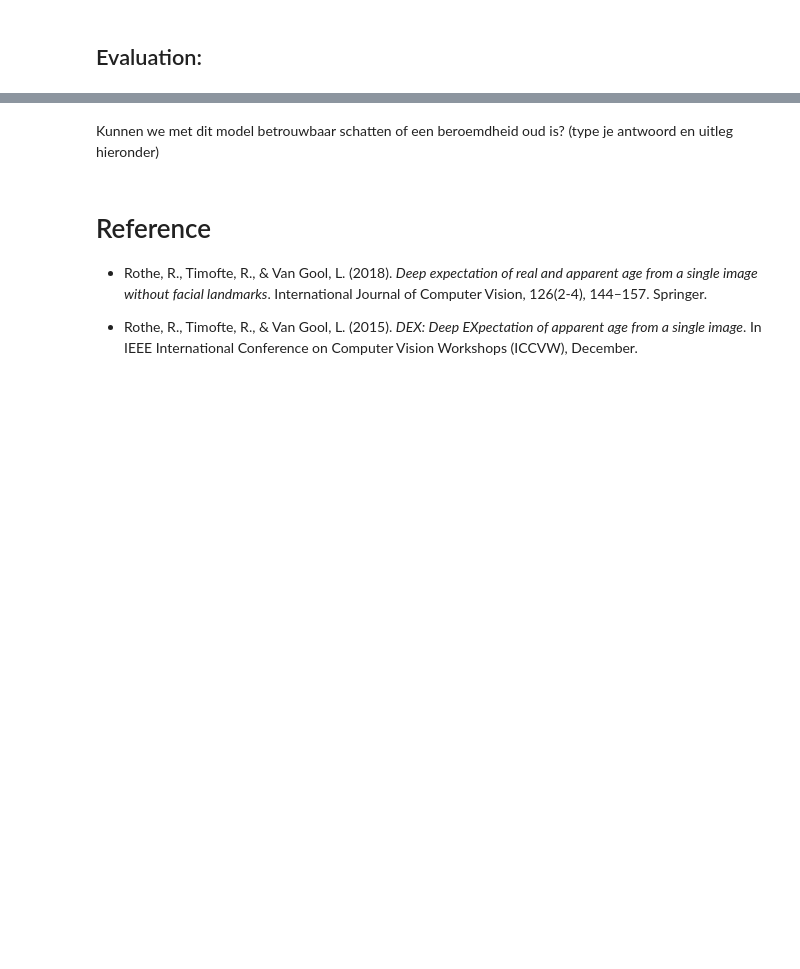
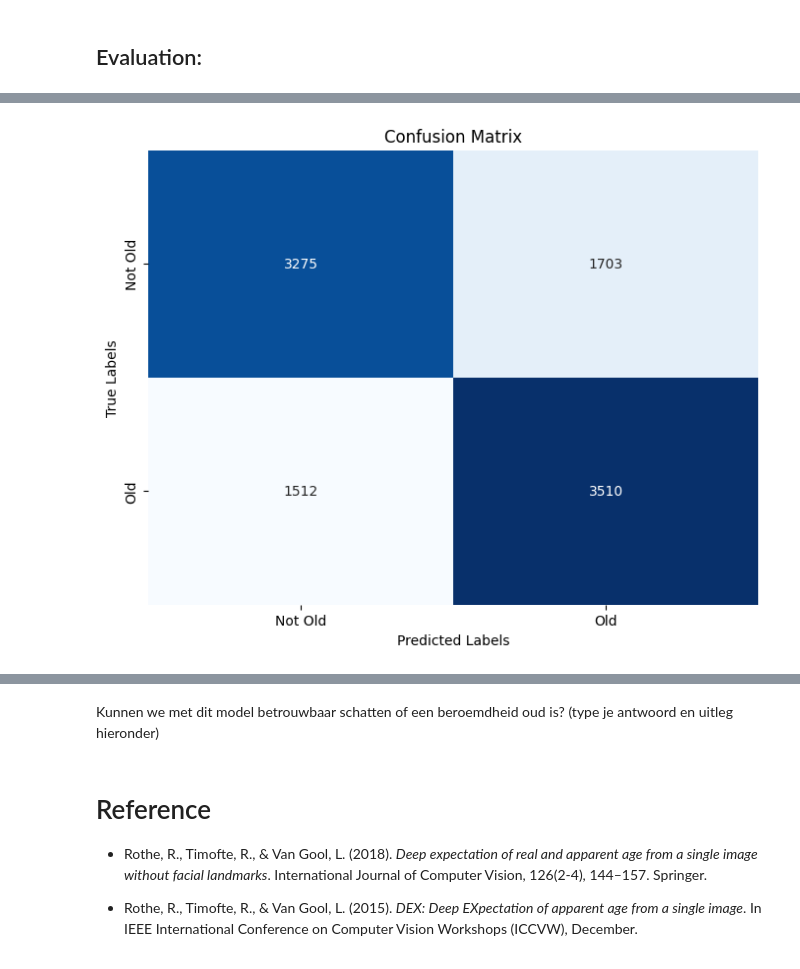
Before and after one commit to EsmeeK1/MachineLearning, a Jupyter notebook: thema's/neurale_netwerken/Old or not (studenten).ipynb, the cells around one changed output, grey strips where cells are left out. Saved outputs shown, nothing was run; the diff lists cells and outputs as text; code cells hidden in the pictures; blank space fills up the shorter version.

```diff
--- a/thema's/neurale_netwerken/Old or not (studenten).ipynb
+++ b/thema's/neurale_netwerken/Old or not (studenten).ipynb
@@ -625,0 +727,17 @@ Deze code voert de volgende taken uit:
+# %%
+# Voorspellingen maken op de testset
+test_predictions = model1.predict(test_images)
+# Rond de voorspellingen af naar 0 of 1, omdat je een sigmoid-functie hebt (binary classification)
+test_predictions = np.round(test_predictions)
+
+# Confusion matrix maken
+conf_matrix = confusion_matrix(test_labels, test_predictions)
+
+# Visualiseren van de confusion matrix
+plt.figure(figsize=(8, 6))
+sns.heatmap(conf_matrix, annot=True, fmt='d', cmap='Blues', cbar=False, xticklabels=["Not Old", "Old"], yticklabels=["Not Old", "Old"])
+plt.title('Confusion Matrix')
+plt.xlabel('Predicted Labels')
+plt.ylabel('True Labels')
+plt.show()
+# %% [output]
@@ -625,0 +745 @@ Deze code voert de volgende taken uit:
+[figure, added]
```
Also changed, not shown: parts of 15 cells of this notebook.
